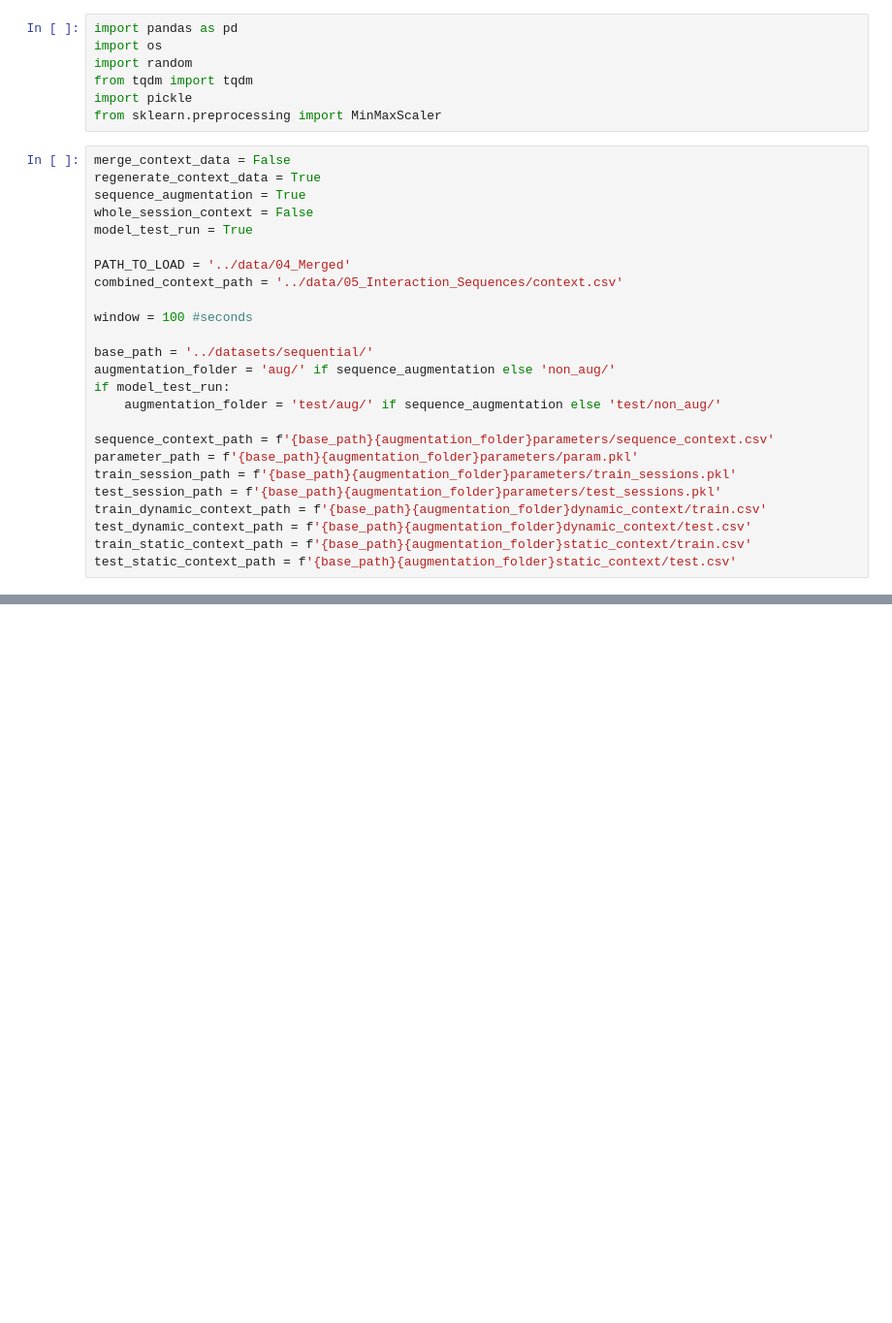
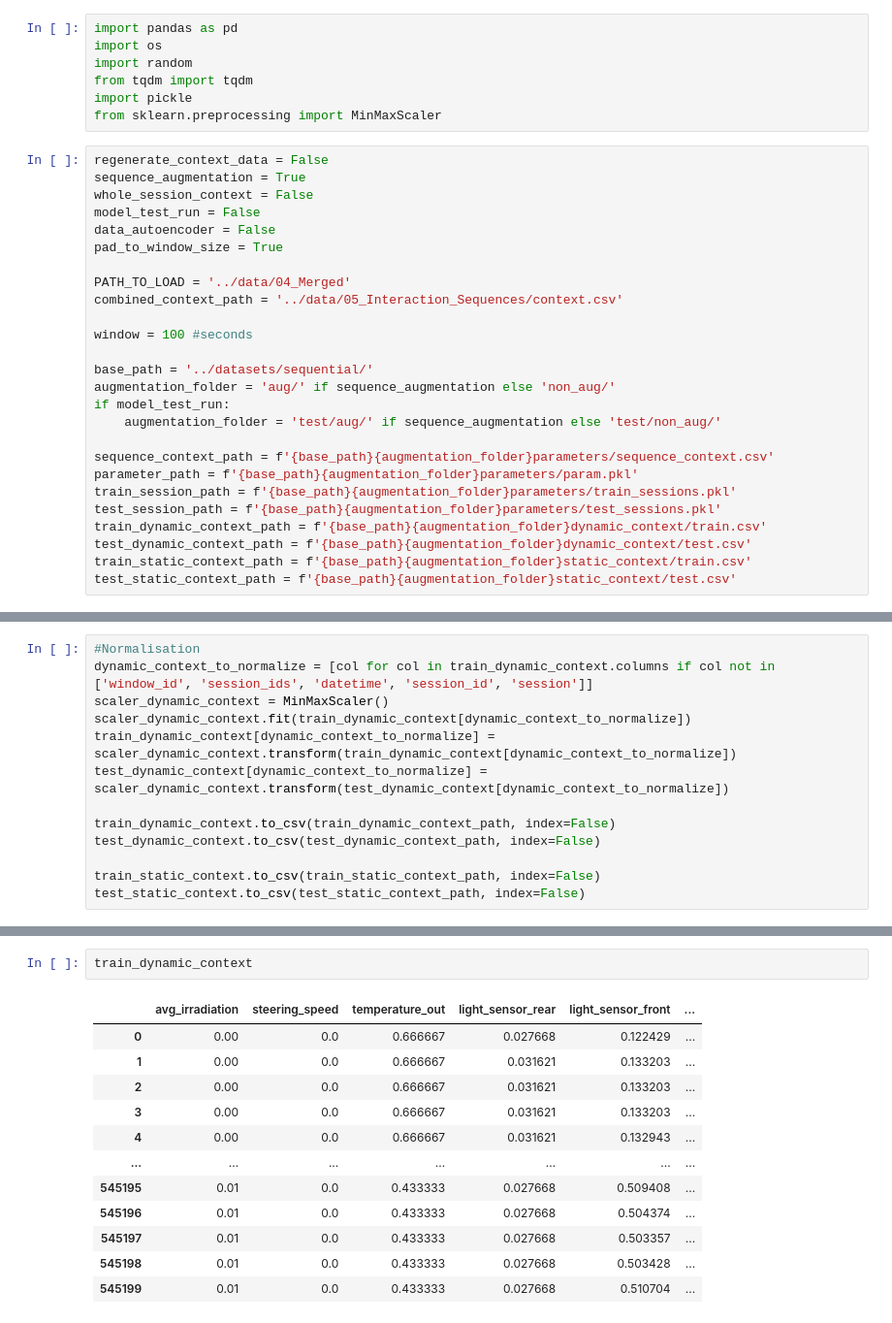
Before and after one commit to sreeragvn/CARSI-II-Master-Thesis-Context-Aware-Recsys, a Jupyter notebook: preprocessing/06_context.ipynb, the cells around one changed output, grey strips where cells are left out. Shown at 97% size. Saved outputs shown, nothing was run; the diff lists cells and outputs as text; blank space fills up the shorter version.

```diff
--- a/preprocessing/06_context.ipynb
+++ b/preprocessing/06_context.ipynb
@@ -6,11 +6,12 @@ from tqdm import tqdm
 import pickle
 from sklearn.preprocessing import MinMaxScaler
 # %%
-merge_context_data = False
-regenerate_context_data = True
+regenerate_context_data = False
 sequence_augmentation = True
 whole_session_context = False
-model_test_run = True
+model_test_run = False
+data_autoencoder = False
+pad_to_window_size = True
 
 PATH_TO_LOAD = '../data/04_Merged'
 combined_context_path = '../data/05_Interaction_Sequences/context.csv'
@@ -250,0 +248,13 @@ See the caveats in the documentation: https://pandas.pydata.org/pandas-docs/stab
+# %%
+#Normalisation
+dynamic_context_to_normalize = [col for col in train_dynamic_context.columns if col not in ['window_id', 'session_ids', 'datetime', 'session_id', 'session']]
+scaler_dynamic_context = MinMaxScaler()
+scaler_dynamic_context.fit(train_dynamic_context[dynamic_context_to_normalize])
+train_dynamic_context[dynamic_context_to_normalize] = scaler_dynamic_context.transform(train_dynamic_context[dynamic_context_to_normalize])
+test_dynamic_context[dynamic_context_to_normalize] = scaler_dynamic_context.transform(test_dynamic_context[dynamic_context_to_normalize])
+
+train_dynamic_context.to_csv(train_dynamic_context_path, index=False)
+test_dynamic_context.to_csv(test_dynamic_context_path, index=False)
+
+train_static_context.to_csv(train_static_context_path, index=False)
+test_static_context.to_csv(test_static_context_path, index=False)
@@ -250,0 +272,15 @@ See the caveats in the documentation: https://pandas.pydata.org/pandas-docs/stab
+# %%
+train_dynamic_context
+# %% [output]
+|  | avg_irradiation | steering_speed | temperature_out | light_sensor_rear | light_sensor_front | ... |
+| 0 | 0.00 | 0.0 | 0.666667 | 0.027668 | 0.122429 | ... |
+| 1 | 0.00 | 0.0 | 0.666667 | 0.031621 | 0.133203 | ... |
+| 2 | 0.00 | 0.0 | 0.666667 | 0.031621 | 0.133203 | ... |
+| 3 | 0.00 | 0.0 | 0.666667 | 0.031621 | 0.133203 | ... |
+| 4 | 0.00 | 0.0 | 0.666667 | 0.031621 | 0.132943 | ... |
+| ... | ... | ... | ... | ... | ... | ... |
+| 545195 | 0.01 | 0.0 | 0.433333 | 0.027668 | 0.509408 | ... |
+| 545196 | 0.01 | 0.0 | 0.433333 | 0.027668 | 0.504374 | ... |
+| 545197 | 0.01 | 0.0 | 0.433333 | 0.027668 | 0.503357 | ... |
+| 545198 | 0.01 | 0.0 | 0.433333 | 0.027668 | 0.503428 | ... |
+| 545199 | 0.01 | 0.0 | 0.433333 | 0.027668 | 0.510704 | ... |
```
Also changed, not shown: parts of 12 cells of this notebook, 25 other files.
